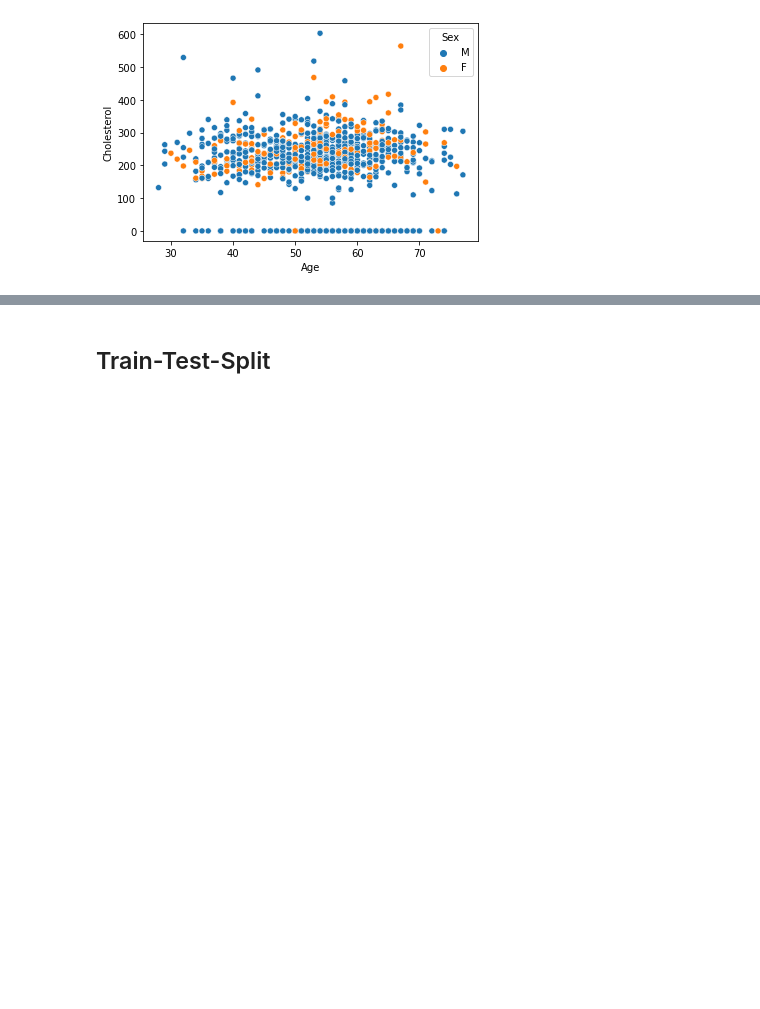
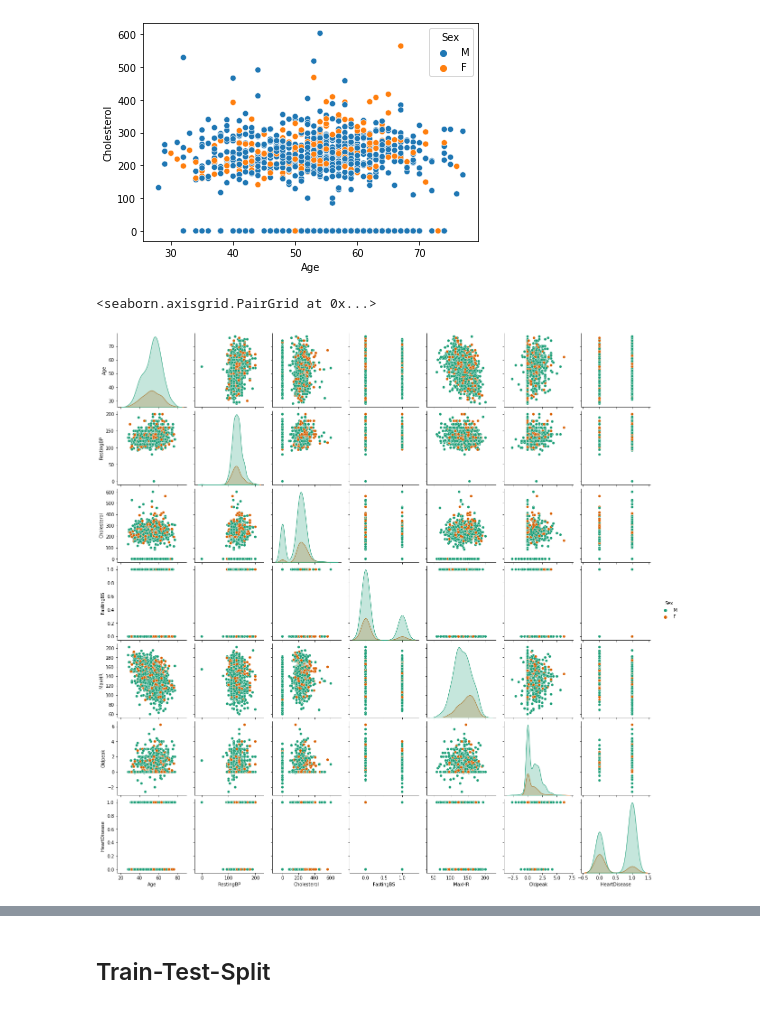
Before and after one commit to PattiCakes59/Predicting-Heart-Disease, a Jupyter notebook: Heart_Failure.ipynb, the cells around one changed output, grey strips where cells are left out. Drawn from its saved outputs; the diff is of its cells as text; code cells hidden in the pictures; blank space fills up the shorter version.

```diff
--- a/Heart_Failure.ipynb
+++ b/Heart_Failure.ipynb
@@ -217,3 +217,8 @@ sns.scatterplot(data=df, x='Age',y='Cholesterol',hue='Sex')
 # %% [output]
 <AxesSubplot:xlabel='Age', ylabel='Cholesterol'>
 [figure]
+# %%
+sns.pairplot(df,hue='Sex',palette='Dark2')
+# %% [output]
+<seaborn.axisgrid.PairGrid at 0x...>
+[figure, added]
```
Also changed, not shown: parts of 14 cells of this notebook.
